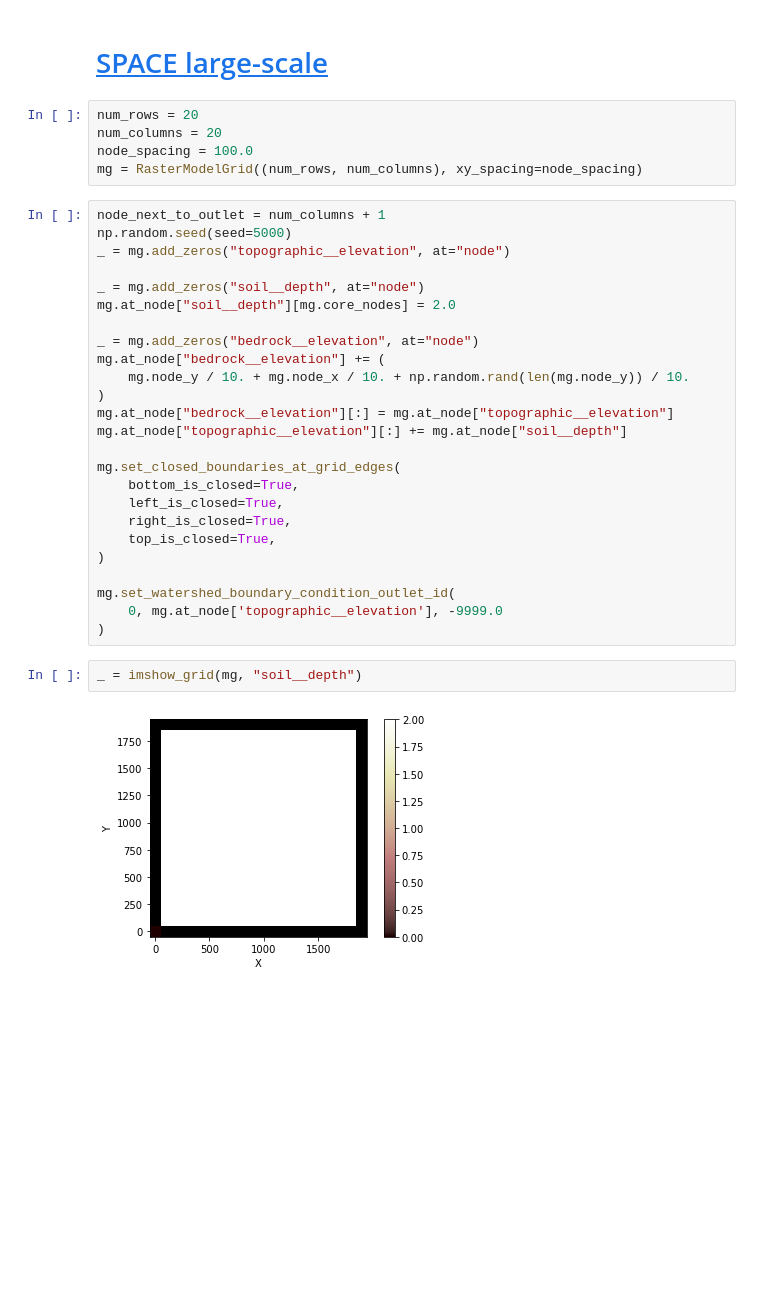
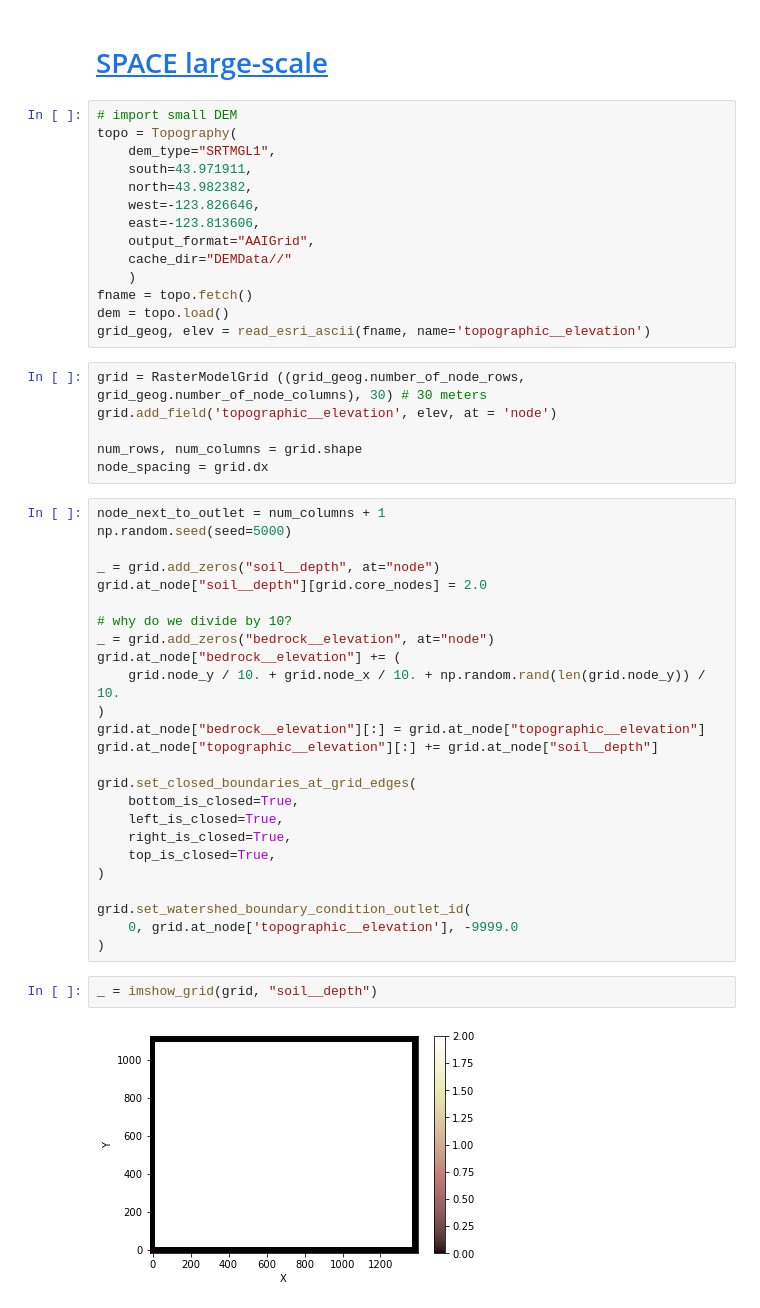
Before and after one commit to csdms-spring-school-2022/abrupt-perturbations, a Jupyter notebook: abrupt_fire_landslide/space.ipynb, the cells around one changed output. Cells and saved outputs as stored; diff of their text form; blank space fills up the shorter version.

```diff
--- a/abrupt_fire_landslide/space.ipynb
+++ b/abrupt_fire_landslide/space.ipynb
@@ -14,38 +14,53 @@ from landlab.io.netcdf import read_netcdf
 from landlab.utils import get_watershed_mask
 # %% [markdown]
 # [SPACE large-scale](https://landlab.readthedocs.io/en/latest/reference/components/space.html#module-landlab.components.space.space_large_scale_eroder)
-# %%
-num_rows = 20
-num_columns = 20
-node_spacing = 100.0
-mg = RasterModelGrid((num_rows, num_columns), xy_spacing=node_spacing)
+# %%
+# import small DEM
+topo = Topography(
+    dem_type="SRTMGL1",
+    south=43.971911,
+    north=43.982382,
+    west=-123.826646,
+    east=-123.813606,
+    output_format="AAIGrid",
+    cache_dir="DEMData//"
+    )
+fname = topo.fetch()
+dem = topo.load()
+grid_geog, elev = read_esri_ascii(fname, name='topographic__elevation')
+# %%
+grid = RasterModelGrid ((grid_geog.number_of_node_rows, grid_geog.number_of_node_columns), 30) # 30 meters
+grid.add_field('topographic__elevation', elev, at = 'node')
+
+num_rows, num_columns = grid.shape
+node_spacing = grid.dx
 # %%
 node_next_to_outlet = num_columns + 1
 np.random.seed(seed=5000)
-_ = mg.add_zeros("topographic__elevation", at="node")
 
-_ = mg.add_zeros("soil__depth", at="node")
-mg.at_node["soil__depth"][mg.core_nodes] = 2.0
+_ = grid.add_zeros("soil__depth", at="node")
+grid.at_node["soil__depth"][grid.core_nodes] = 2.0
 
-_ = mg.add_zeros("bedrock__elevation", at="node")
-mg.at_node["bedrock__elevation"] += (
-    mg.node_y / 10. + mg.node_x / 10. + np.random.rand(len(mg.node_y)) / 10.
+# why do we divide by 10?
+_ = grid.add_zeros("bedrock__elevation", at="node")
+grid.at_node["bedrock__elevation"] += (
+    grid.node_y / 10. + grid.node_x / 10. + np.random.rand(len(grid.node_y)) / 10.
 )
-mg.at_node["bedrock__elevation"][:] = mg.at_node["topographic__elevation"]
-mg.at_node["topographic__elevation"][:] += mg.at_node["soil__depth"]
+grid.at_node["bedrock__elevation"][:] = grid.at_node["topographic__elevation"]
+grid.at_node["topographic__elevation"][:] += grid.at_node["soil__depth"]
 
-mg.set_closed_boundaries_at_grid_edges(
+grid.set_closed_boundaries_at_grid_edges(
     bottom_is_closed=True,
     left_is_closed=True,
     right_is_closed=True,
     top_is_closed=True,
 )
 
-mg.set_watershed_boundary_condition_outlet_id(
-    0, mg.at_node['topographic__elevation'], -9999.0
+grid.set_watershed_boundary_condition_outlet_id(
+    0, grid.at_node['topographic__elevation'], -9999.0
 )
 # %%
-_ = imshow_grid(mg, "soil__depth")
+_ = imshow_grid(grid, "soil__depth")
 # %% [output]
-[figure, old version]
+[figure, new version]
 # %%
```
Also changed, not shown: parts of 6 cells of this notebook.
